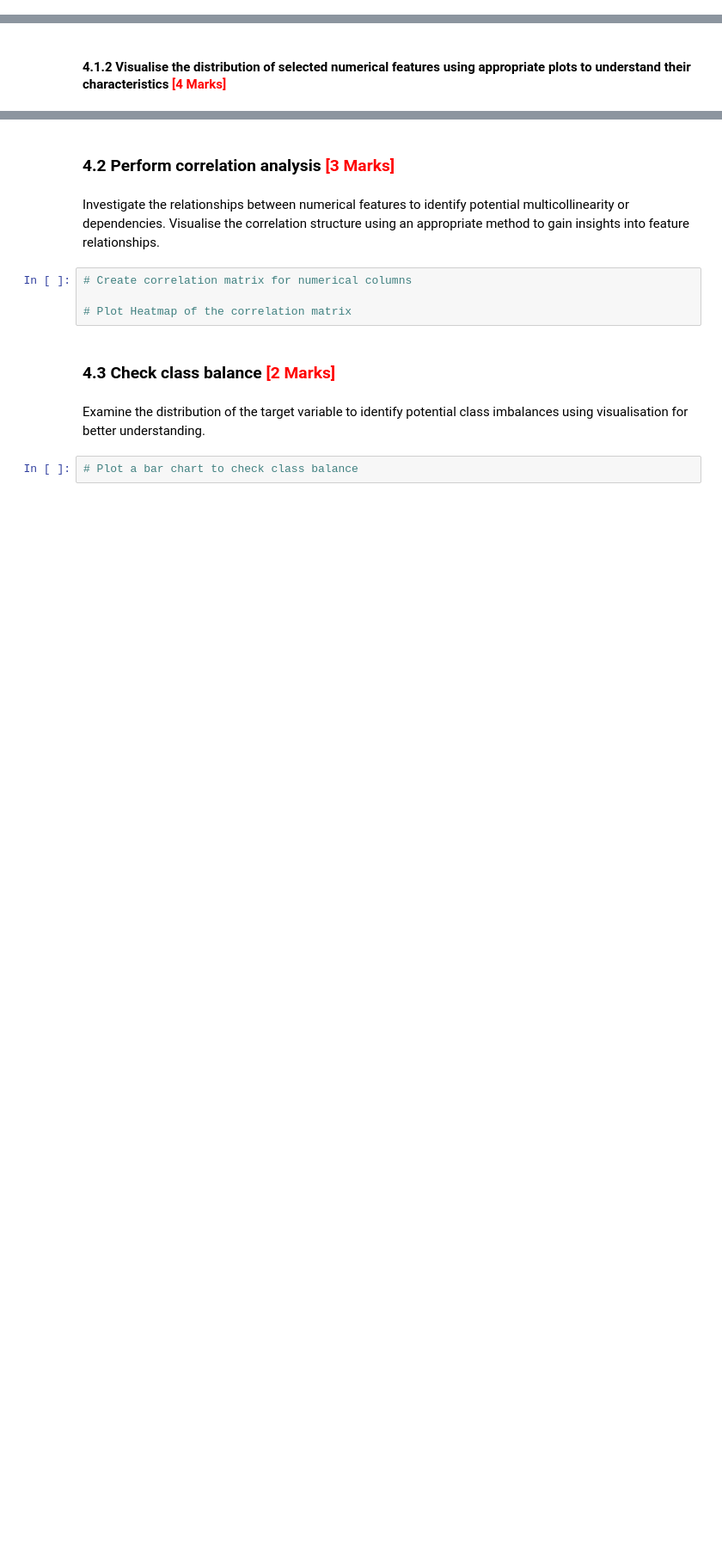
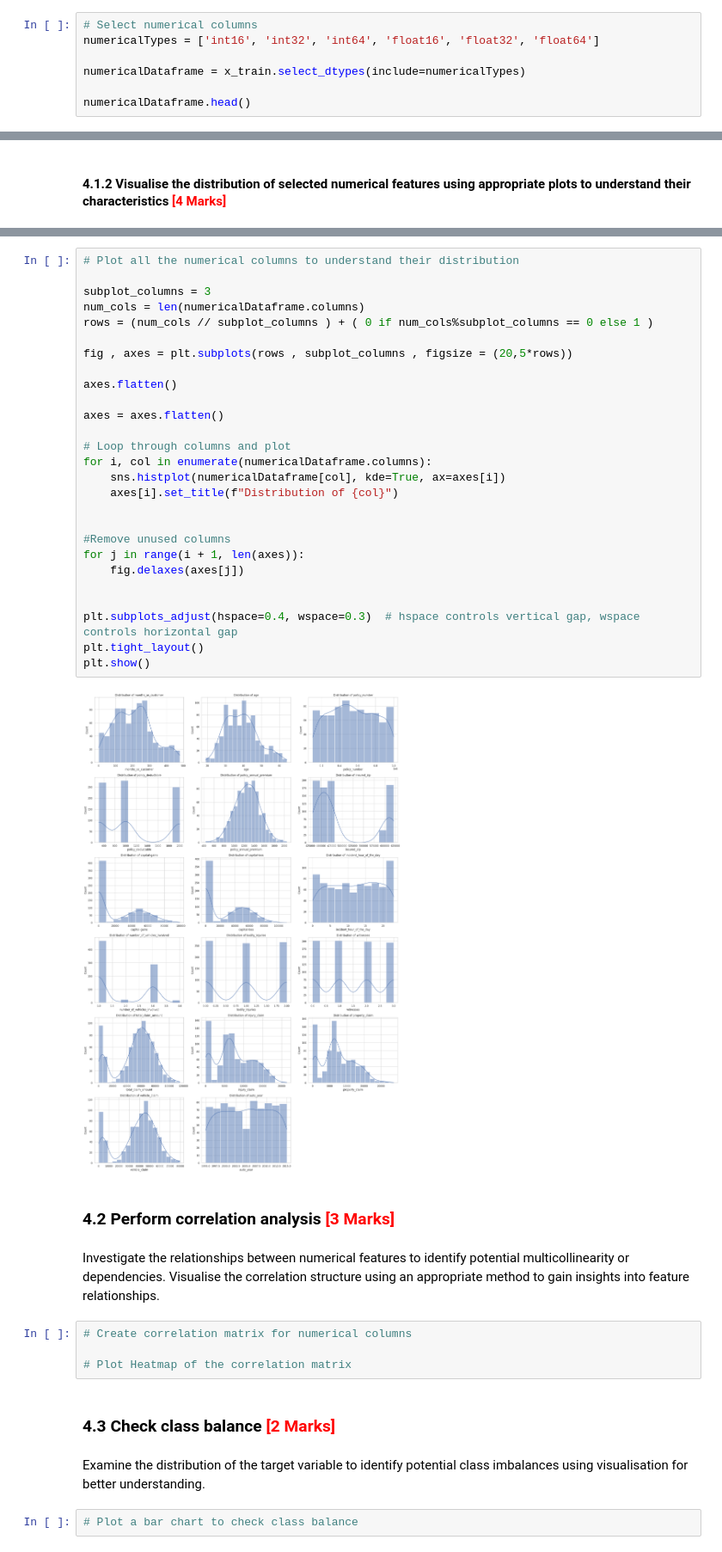
Before and after one commit to Prithvi1510/credit-card-detect-upgrad, a Jupyter notebook: Fraudulent_Claim_Detection_Starter.ipynb, the cells around one changed output, grey strips where cells are left out. Shown at 86% size. Cells and saved outputs as stored; diff of their text form; blank space fills up the shorter version.

```diff
--- a/Fraudulent_Claim_Detection_Starter.ipynb
+++ b/Fraudulent_Claim_Detection_Starter.ipynb
@@ -502,0 +501,7 @@ y_test = y_test.reset_index(drop=True)
+# %%
+# Select numerical columns
+numericalTypes = ['int16', 'int32', 'int64', 'float16', 'float32', 'float64']
+
+numericalDataframe = x_train.select_dtypes(include=numericalTypes)
+
+numericalDataframe.head()
@@ -507,3 +517,32 @@ y_test = y_test.reset_index(drop=True)
+# %%
+# Plot all the numerical columns to understand their distribution
+
+subplot_columns = 3
+num_cols = len(numericalDataframe.columns)
+rows = (num_cols // subplot_columns ) + ( 0 if num_cols%subplot_columns == 0 else 1 )
+
+fig , axes = plt.subplots(rows , subplot_columns , figsize = (20,5*rows))
+
+axes.flatten()
+
+axes = axes.flatten()
+
+# Loop through columns and plot
+for i, col in enumerate(numericalDataframe.columns):
+    sns.histplot(numericalDataframe[col], kde=True, ax=axes[i])
+    axes[i].set_title(f"Distribution of {col}")
+
+
+#Remove unused columns
+for j in range(i + 1, len(axes)):
+    fig.delaxes(axes[j])
+
+
+plt.subplots_adjust(hspace=0.4, wspace=0.3)  # hspace controls vertical gap, wspace controls horizontal gap
+plt.tight_layout()
+plt.show()
+# %% [output]
+[figure, added]
 # %% [markdown]
 ### **4.2 Perform correlation analysis** <font color="red">[3 Marks]</font>
 # %% [markdown]
```
Also changed, not shown: parts of 3 cells of this notebook.
